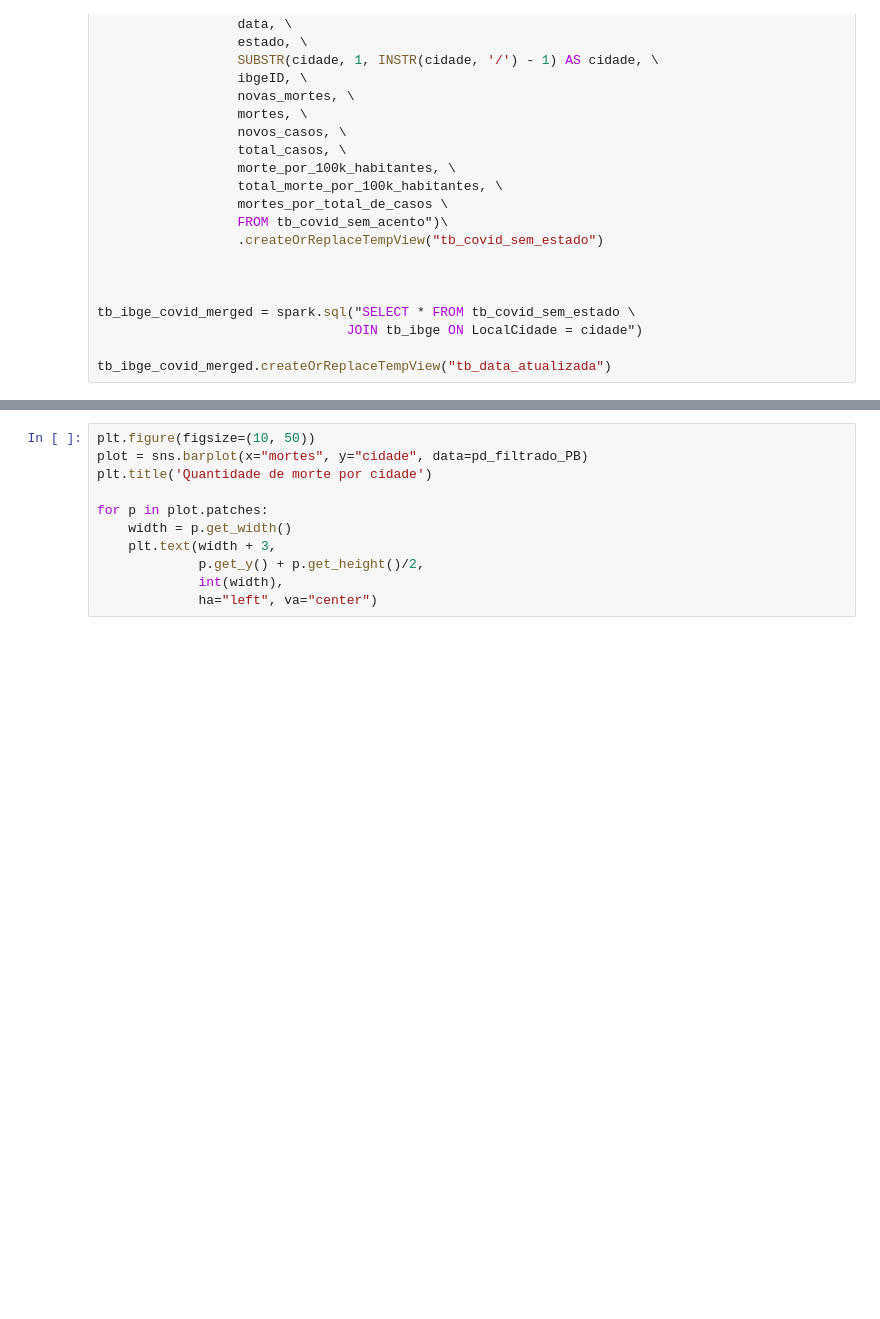
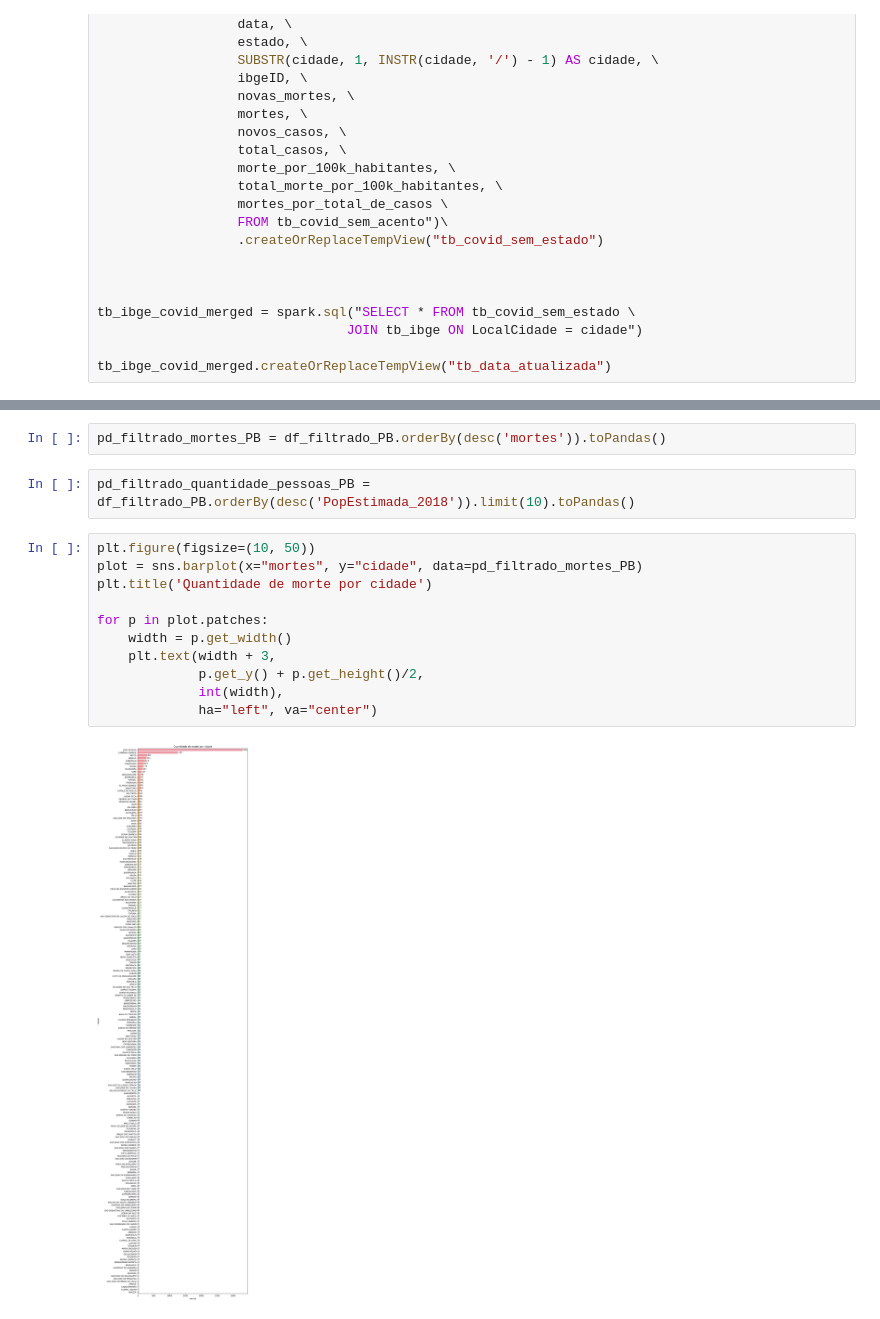
Before and after one commit to AntonioDeFA/etl_pyspark, a Jupyter notebook: Dados_IBGE.ipynb, the cells around one changed output, grey strips where cells are left out. Saved outputs shown, nothing was run; the diff lists cells and outputs as text; blank space fills up the shorter version.

```diff
--- a/Dados_IBGE.ipynb
+++ b/Dados_IBGE.ipynb
@@ -132,11 +111,17 @@ only showing top 20 rows
+# %%
+pd_filtrado_mortes_PB = df_filtrado_PB.orderBy(desc('mortes')).toPandas()
+# %%
+pd_filtrado_quantidade_pessoas_PB = df_filtrado_PB.orderBy(desc('PopEstimada_2018')).limit(10).toPandas()
 # %%
 plt.figure(figsize=(10, 50))
-plot = sns.barplot(x="mortes", y="cidade", data=pd_filtrado_PB)
+plot = sns.barplot(x="mortes", y="cidade", data=pd_filtrado_mortes_PB)
 plt.title('Quantidade de morte por cidade')
 
 for p in plot.patches:
     width = p.get_width()
     plt.text(width + 3,
              p.get_y() + p.get_height()/2,
              int(width),
              ha="left", va="center")
+# %% [output]
+[figure, added]
```
Also changed, not shown: parts of 7 cells of this notebook.
